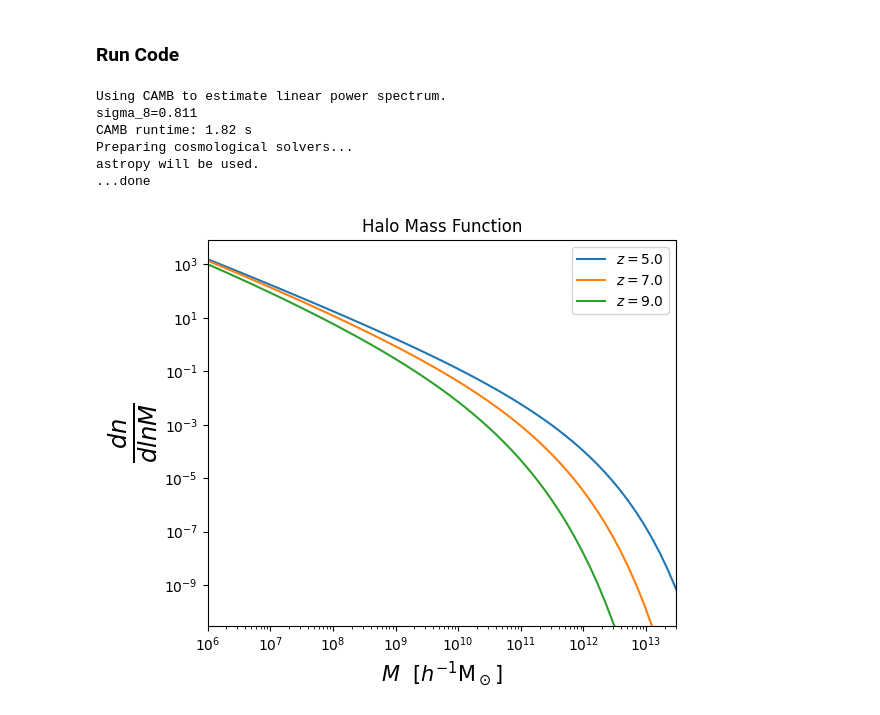
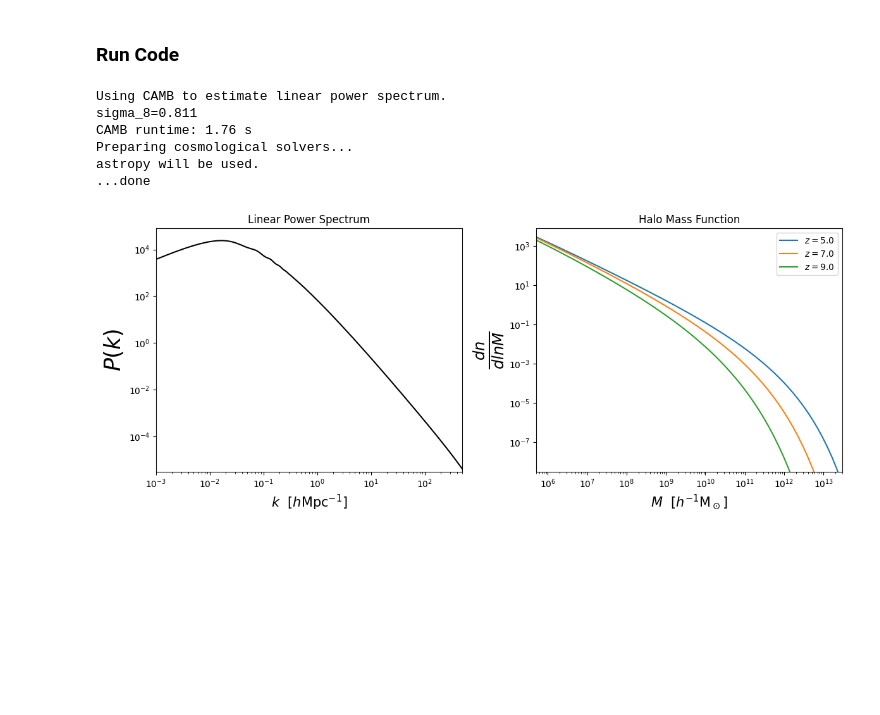
Before and after one commit to sambit-giri/toolscosmo, a Jupyter notebook: notebooks/example_HMF.ipynb, the cells around one changed output. Cells and saved outputs as stored; diff of their text form; code cells hidden in the pictures; blank space fills up the shorter version.

Commit message:
plots P(k) also.

```diff
--- a/notebooks/example_HMF.ipynb
+++ b/notebooks/example_HMF.ipynb
@@ -36,28 +35,39 @@ par.mf.beta = 4.8
 # %% [markdown]
 ### Run Code
 # %%
+# Generate linear power spectrum
+par.cosmo.plin = toolscosmo.get_Plin(par)
+
+# Compute Halo Mass Function
 ms, zs, dndlnm = toolscosmo.massfct.dndlnm(par)
 # %% [output]
 Using CAMB to estimate linear power spectrum.
 sigma_8=0.811
-CAMB runtime: 1.82 s
+CAMB runtime: 1.76 s
 Preparing cosmological solvers...
 astropy will be used.
 ...done
 # %%
 zplots = [5,7,9]
-fig, ax = plt.subplots(1,1,figsize=(6,5))
+fig, axs = plt.subplots(1,2,figsize=(12,5))
+ax = axs[0]
+ax.set_title('Linear Power Spectrum')
+ax.loglog(par.cosmo.plin['k'], par.cosmo.plin['P'], ls='-', c='k')
+ax.axis([1e-3,500,3e-6,8e4])
+ax.set_ylabel(r'$P(k)$', fontsize=25)
+ax.set_xlabel(r'$k~~[h\mathrm{Mpc}^{-1}]$', fontsize=15)
+ax = axs[1]
 ax.set_title('Halo Mass Function')
 for ii,zi in enumerate(zplots):
     ax.loglog(ms, dndlnm[np.abs(zs-zi).argmin(),:],
               label='$z={:.1f}$'.format(zi),
               ls='-', c='C{}'.format(ii),
               )
-ax.axis([1e6,3e13,3e-11,8e3])
+ax.axis([5e5,3e13,3e-9,8e3])
 ax.set_ylabel(r'$\frac{dn}{dlnM}$', fontsize=25)
 ax.set_xlabel(r'$M~~[h^{-1}\mathrm{M}_\odot]$', fontsize=15)
 ax.legend()
 plt.tight_layout()
 plt.show()
 # %% [output]
-[figure, old version]
+[figure, new version]
```
Also changed, not shown: parts of 1 cell of this notebook.
